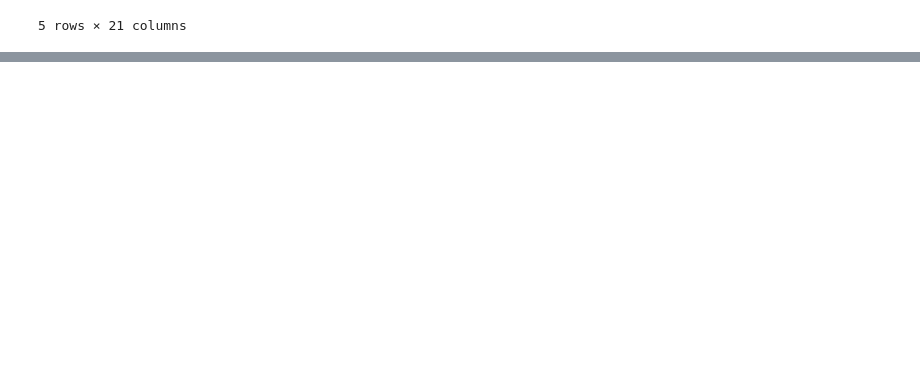
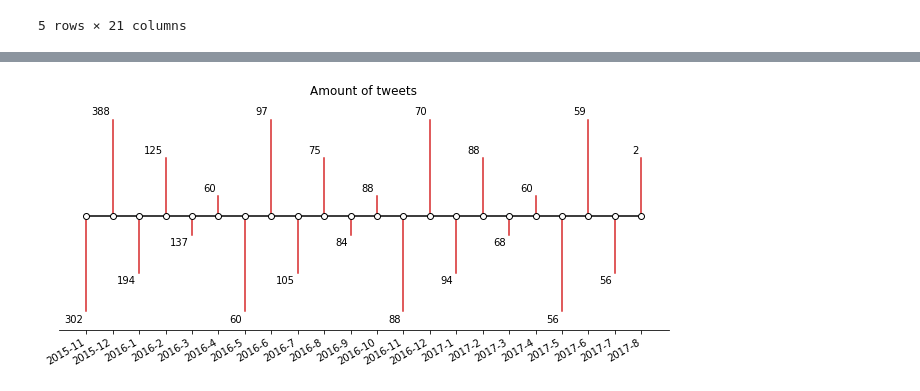
Before and after one commit to ordepzero/weratedogs_tweet_analysis, a Jupyter notebook: wrangle_act.ipynb, the cells around one changed output, grey strips where cells are left out. Cells and saved outputs as stored; diff of their text form; code cells hidden in the pictures; blank space fills up the shorter version.

```diff
--- a/wrangle_act.ipynb
+++ b/wrangle_act.ipynb
@@ -577,0 +759,3 @@ Text(0.5, 1.0, 'Amount of retweets by user')
+# %%
+nr = pd.DataFrame({'count' : result.groupby(['year','month']).size()}).reset_index()
+nr.head()
@@ -577,0 +769,2 @@ Text(0.5, 1.0, 'Amount of retweets by user')
+# %%
+nr['year_month'] = nr['year'].map(str)+'-'+nr['month'].map(str)
@@ -577,0 +783,36 @@ Text(0.5, 1.0, 'Amount of retweets by user')
+# %%
+dates = nr['year_month']
+names = nr['count']
+# %%
+
+levels = np.tile([-5, 5, -3, 3, -1, 1],
+                 int(np.ceil(len(dates)/6)))[:len(dates)]
+
+# Create figure and plot a stem plot with the date
+fig, ax = plt.subplots(figsize=(8.8, 4), constrained_layout=True)
+ax.set(title="Amount of tweets")
+
+markerline, stemline, baseline = ax.stem(dates, levels,
+                                         linefmt="C3-", basefmt="k-")
+
+plt.setp(markerline, mec="k", mfc="w", zorder=3)
+
+# Shift the markers to the baseline by replacing the y-data by zeros.
+markerline.set_ydata(np.zeros(len(dates)))
+
+# annotate lines
+vert = np.array(['top', 'bottom'])[(levels > 0).astype(int)]
+for d, l, r, va in zip(dates, levels, names, vert):
+    ax.annotate(r, xy=(d, l), xytext=(-3, np.sign(l)*3),
+                textcoords="offset points", va=va, ha="right")
+
+plt.setp(ax.get_xticklabels(), rotation=30, ha="right")
+
+ax.get_yaxis().set_visible(False)
+for spine in ["left", "top", "right"]:
+    ax.spines[spine].set_visible(False)
+
+ax.margins(y=0.1)
+plt.show()
+# %% [output]
+[figure, added]
```
Also changed, not shown: parts of 39 cells of this notebook.
